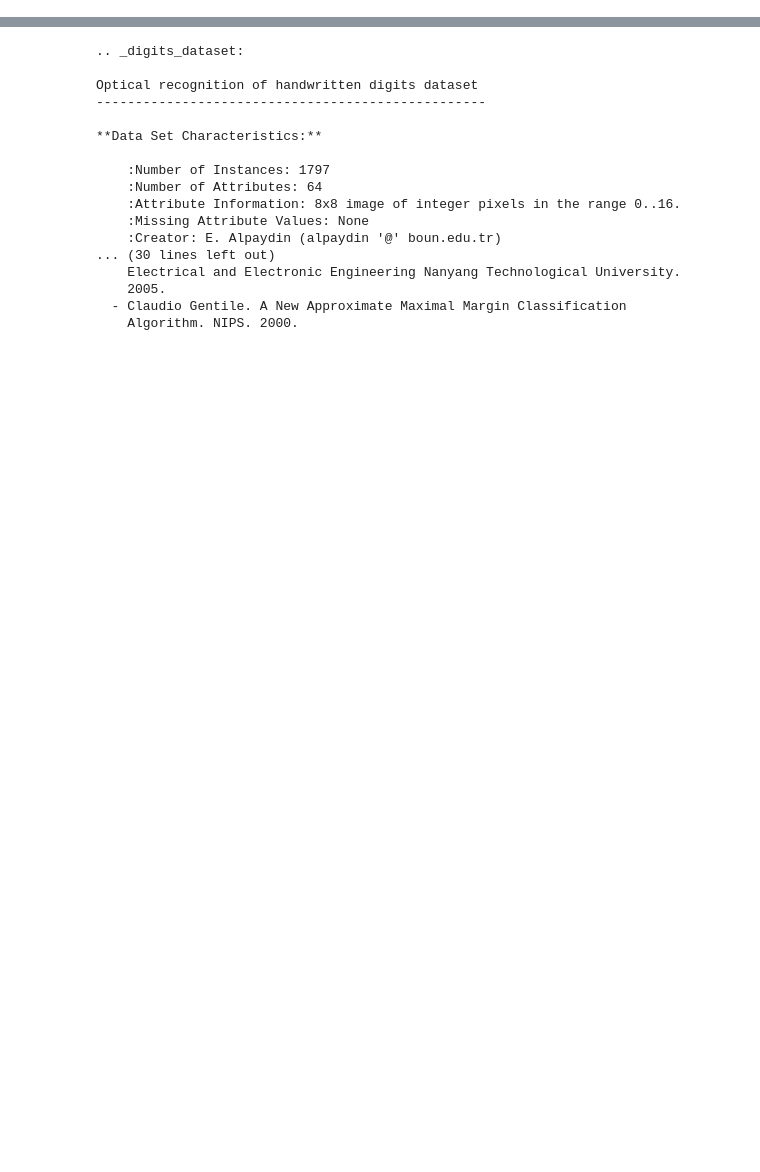
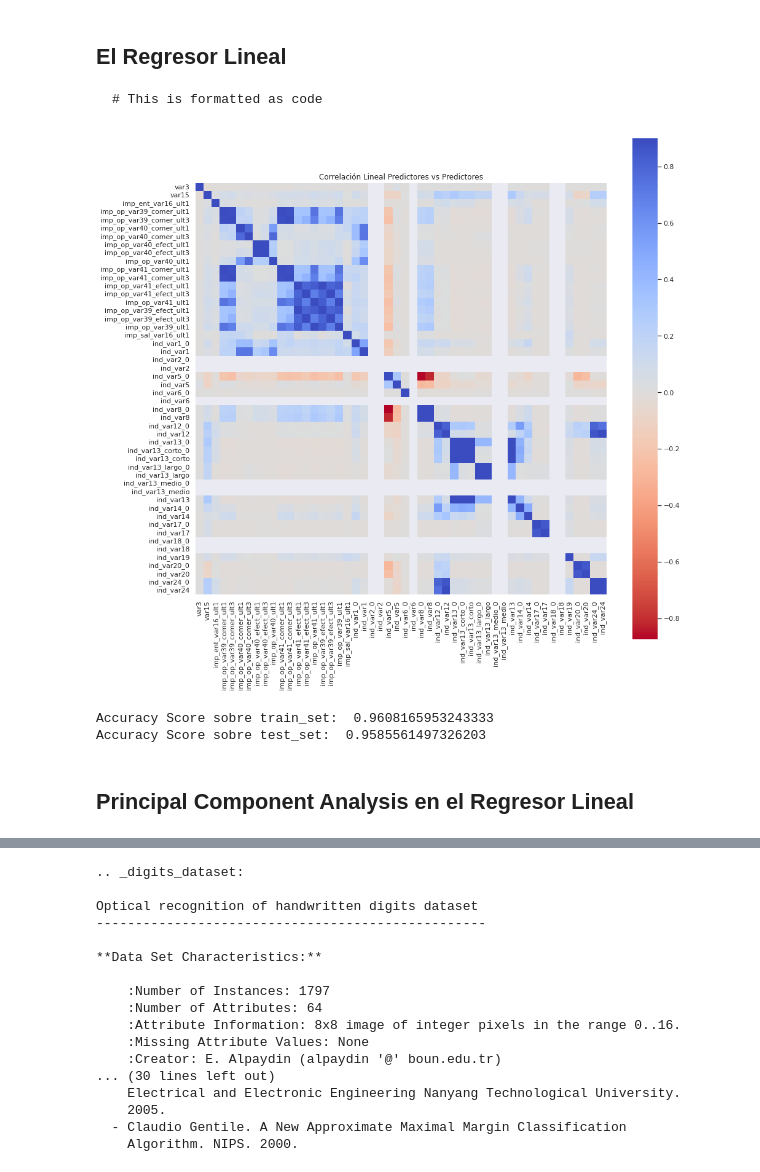
Before and after one commit to zhjavdi/Taller-2-INF398, a Jupyter notebook: Taller-2-INF398.ipynb, the cells around one changed output, grey strips where cells are left out. Cells and saved outputs as stored; diff of their text form; code cells hidden in the pictures; blank space fills up the shorter version.

````diff
--- a/Taller-2-INF398.ipynb
+++ b/Taller-2-INF398.ipynb
@@ -0,0 +74,10 @@
+# %%
+print("Mounting your Google Drive ...")
+
+from google.colab import drive
+drive.flush_and_unmount()
+drive.mount('/content/drive',force_remount=True)
+
+path = "/content/drive/My Drive/clases-II-2021/Machine-Learning/datasets/taller02/"#Esta es la ruta
+
+name = 'train.csv'
@@ -0,0 +87,5 @@
+# %%
+data = pd.read_csv(path+name,encoding='latin-1', index_col = 0)
+data = data.dropna()
+data = data.sample(n=10000,replace=True)
+data.head()
@@ -0,0 +101,4 @@
+# %%
+data = data.dropna()
+data = data.drop_duplicates()
+data.head()
@@ -0,0 +114,6 @@
+# %% [markdown]
+## El Regresor Lineal
+
+```
+# This is formatted as code
+```
@@ -0,0 +141,15 @@
+# %%
+from sklearn.preprocessing import StandardScaler
+from sklearn.decomposition import PCA
+from sklearn.linear_model import LogisticRegression
+
+predictor_names = data.columns[:-1]
+n_show = min(len(predictor_names),50)
+
+corrmat = data[predictor_names[:n_show]].corr()
+fig, ax = plt.subplots(figsize=(15, 15))
+sns.heatmap(corrmat, vmax=.9, square=True, ax=ax,cmap="coolwarm_r")
+ax.set_title("Correlación Lineal Predictores vs Predictores")
+plt.show()
+# %% [output]
+[figure, added]
@@ -0,0 +175,13 @@
+# %%
+clf = LogisticRegression(random_state=0).fit(X, y)
+
+y_predict_train_clf = clf.predict(X_train)
+y_predict_test_clf = clf.predict(X_test)
+
+print('Accuracy Score sobre train_set: ', accuracy_score(y_train, y_predict_train_clf))
+print('Accuracy Score sobre test_set: ', accuracy_score(y_test, y_predict_test_clf))
+# %% [output]
+Accuracy Score sobre train_set:  0.9608165953243333
+Accuracy Score sobre test_set:  0.9585561497326203
+# %% [markdown]
+## Principal Component Analysis en el Regresor Lineal
````
Also changed, not shown: parts of 87 cells of this notebook.
